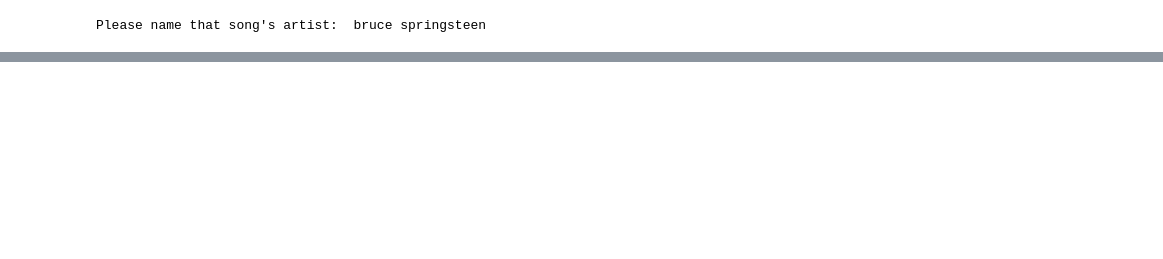
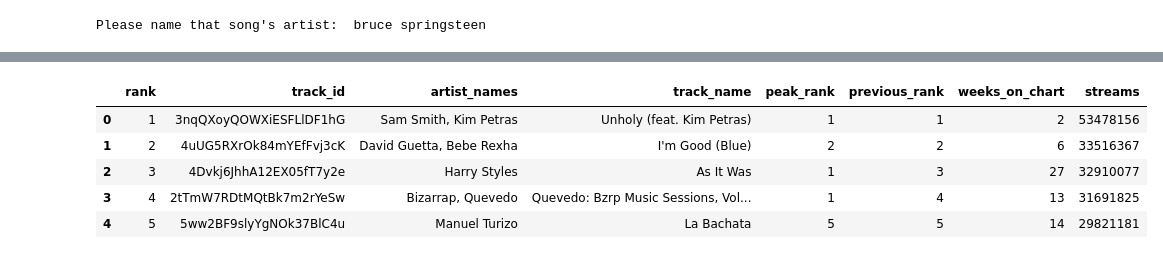
Before and after one commit to Flores-Kevin/rage-against-machine-learning, a Jupyter notebook: testing.ipynb, the cells around one changed output, grey strips where cells are left out. Saved outputs shown, nothing was run; the diff lists cells and outputs as text; code cells hidden in the pictures; blank space fills up the shorter version.

```diff
--- a/testing.ipynb
+++ b/testing.ipynb
@@ -145,0 +167,9 @@ input_song_df.head()
+# %%
+global2022_df.head()
+# %% [output]
+|  | rank | track_id | artist_names | track_name | peak_rank | previous_rank | weeks_on_chart | streams |
+| 0 | 1 | 3nqQXoyQOWXiESFLlDF1hG | Sam Smith, Kim Petras | Unholy (feat. Kim Petras) | 1 | 1 | 2 | 53478156 |
+| 1 | 2 | 4uUG5RXrOk84mYEfFvj3cK | David Guetta, Bebe Rexha | I'm Good (Blue) | 2 | 2 | 6 | 33516367 |
+| 2 | 3 | 4Dvkj6JhhA12EX05fT7y2e | Harry Styles | As It Was | 1 | 3 | 27 | 32910077 |
+| 3 | 4 | 2tTmW7RDtMQtBk7m2rYeSw | Bizarrap, Quevedo | Quevedo: Bzrp Music Sessions, Vol... | 1 | 4 | 13 | 31691825 |
+| 4 | 5 | 5ww2BF9slyYgNOk37BlC4u | Manuel Turizo | La Bachata | 5 | 5 | 14 | 29821181 |
```
Also changed, not shown: parts of 7 cells of this notebook.
